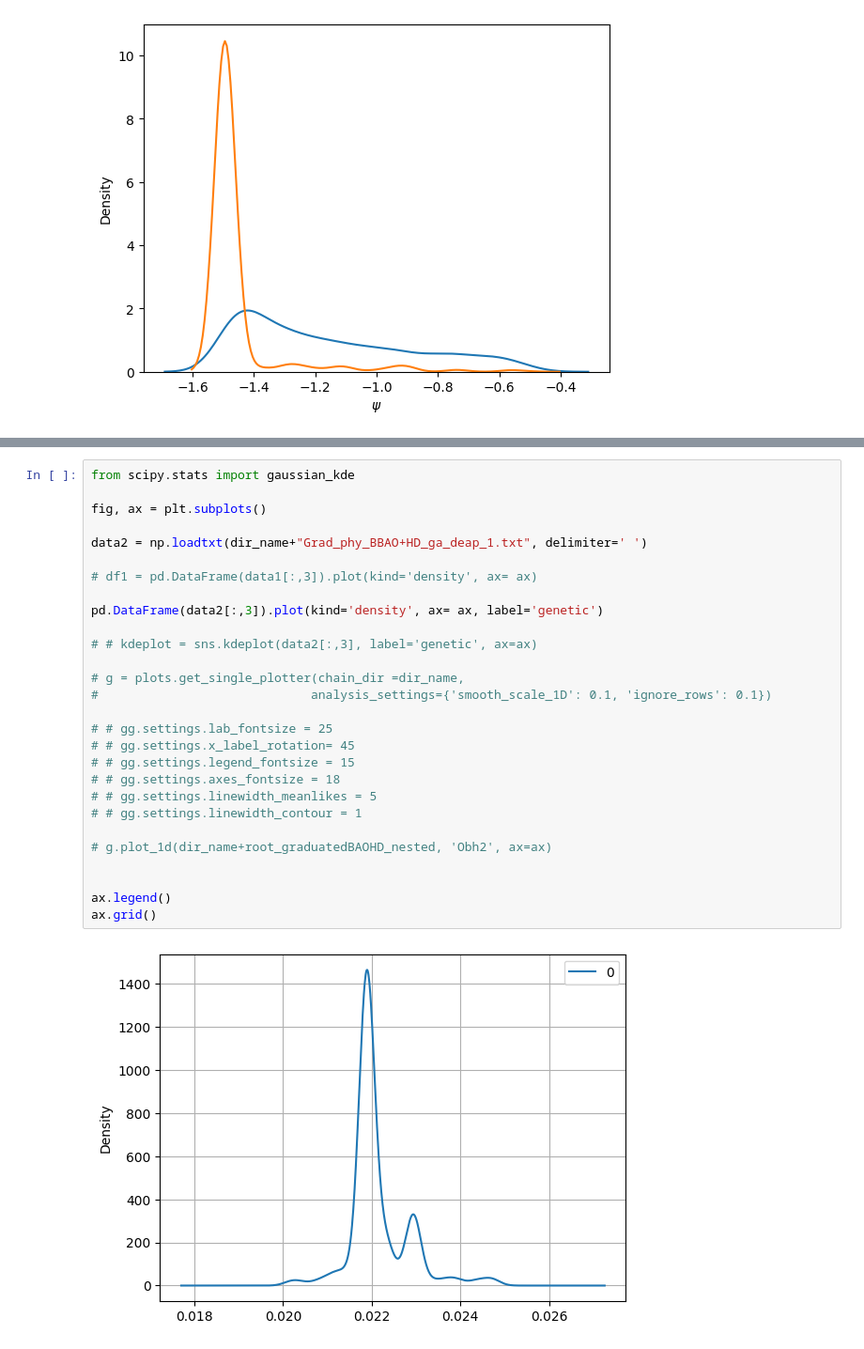
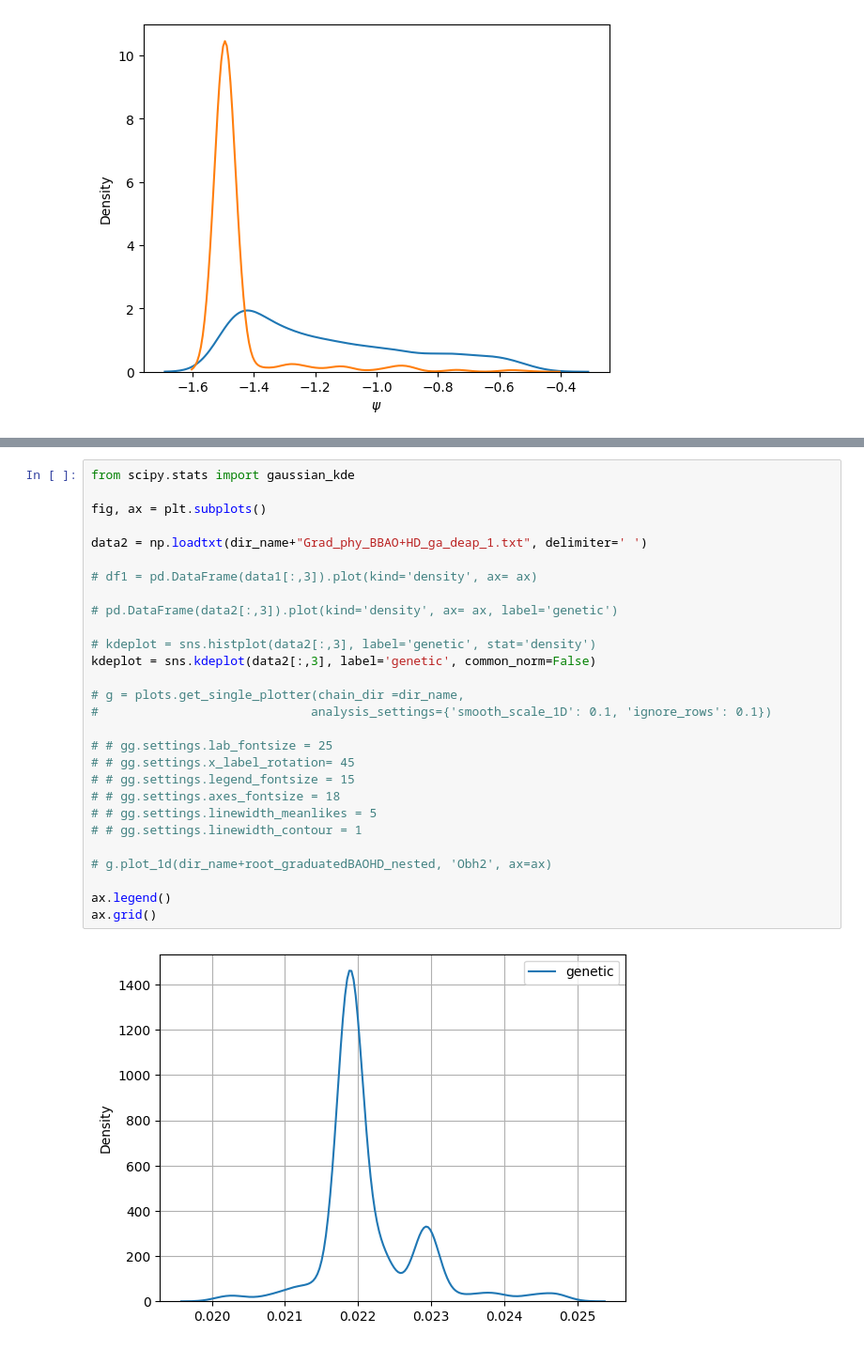
Before and after one commit to igomezv/cosmo_tools, a Jupyter notebook: models/genetic_paper/plots.ipynb, the cells around one changed output, grey strips where cells are left out. Shown at 94% size. Drawn from its saved outputs; the diff is of its cells as text.

Commit message:
update genetic notebook

```diff
--- a/models/genetic_paper/plots.ipynb
+++ b/models/genetic_paper/plots.ipynb
@@ -680,30 +651,30 @@ plt.legend()
 # %%
 from scipy.stats import gaussian_kde
 
 fig, ax = plt.subplots()
 
 data2 = np.loadtxt(dir_name+"Grad_phy_BBAO+HD_ga_deap_1.txt", delimiter=' ')
 
 # df1 = pd.DataFrame(data1[:,3]).plot(kind='density', ax= ax)
 
-pd.DataFrame(data2[:,3]).plot(kind='density', ax= ax, label='genetic')
+# pd.DataFrame(data2[:,3]).plot(kind='density', ax= ax, label='genetic')
 
-# # kdeplot = sns.kdeplot(data2[:,3], label='genetic', ax=ax)
+# kdeplot = sns.histplot(data2[:,3], label='genetic', stat='density')
+kdeplot = sns.kdeplot(data2[:,3], label='genetic', common_norm=False)
 
 # g = plots.get_single_plotter(chain_dir =dir_name,
 #                             analysis_settings={'smooth_scale_1D': 0.1, 'ignore_rows': 0.1})
 
 # # gg.settings.lab_fontsize = 25
 # # gg.settings.x_label_rotation= 45
 # # gg.settings.legend_fontsize = 15
 # # gg.settings.axes_fontsize = 18
 # # gg.settings.linewidth_meanlikes = 5
 # # gg.settings.linewidth_contour = 1
 
 # g.plot_1d(dir_name+root_graduatedBAOHD_nested, 'Obh2', ax=ax)
 
-
 ax.legend()
 ax.grid()
 # %% [output]
-[figure, old version]
+[figure, new version]
```
Also changed, not shown: parts of 11 cells of this notebook.
